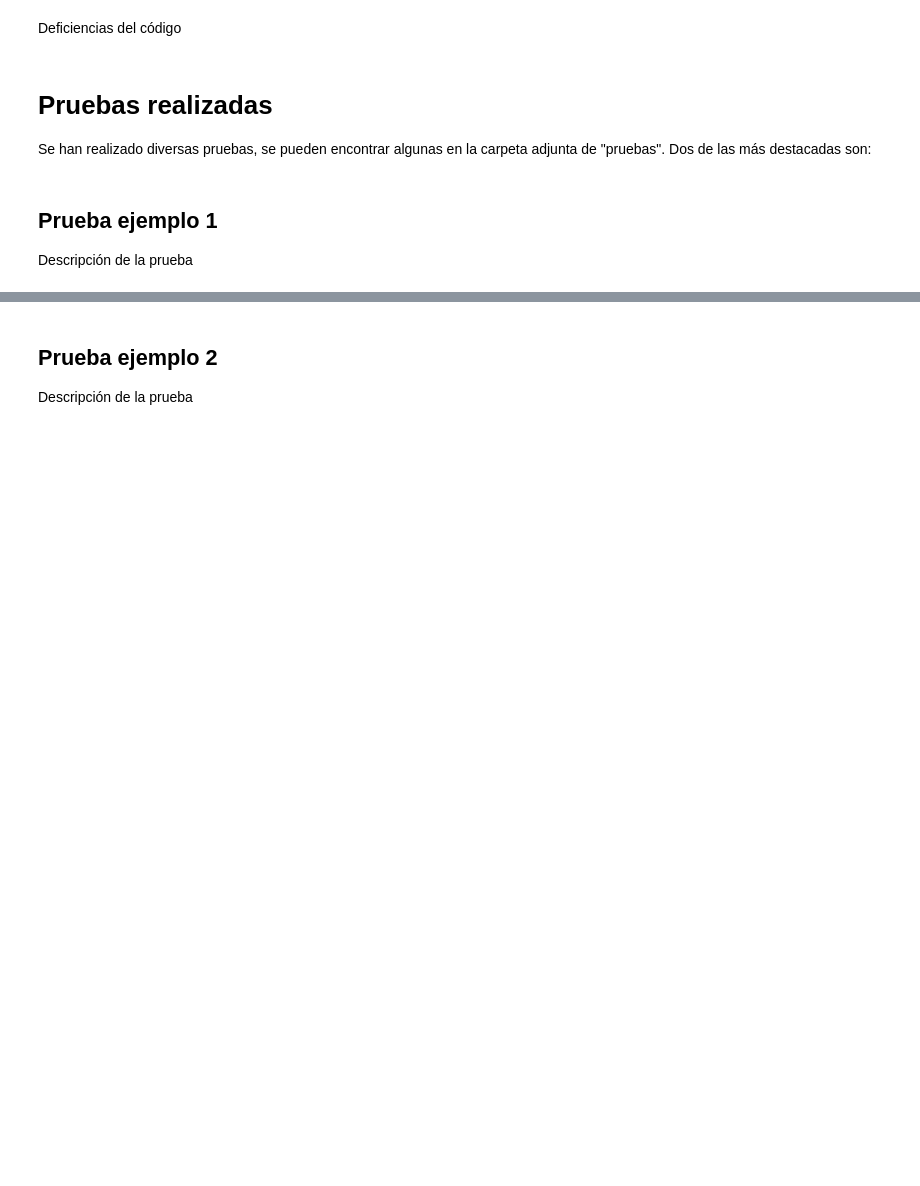
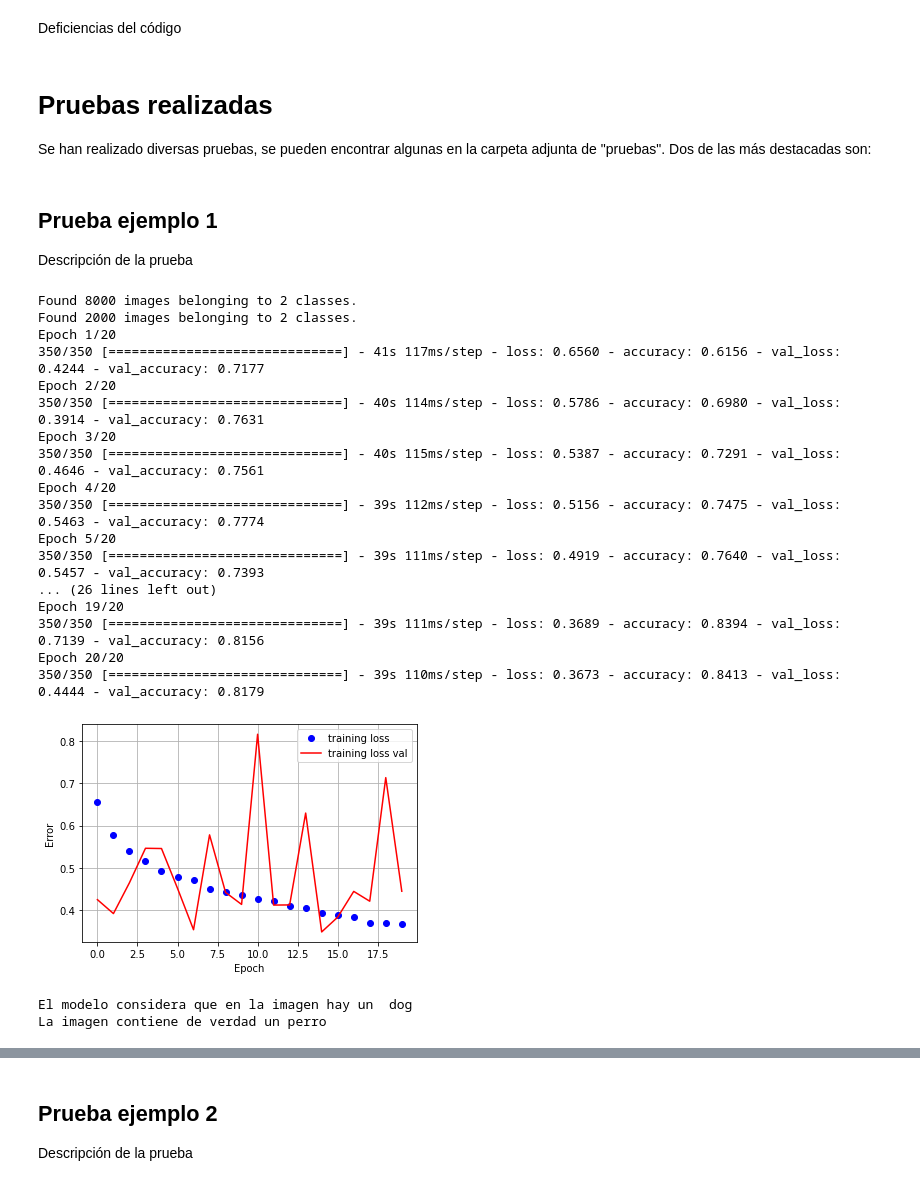
Before and after one commit to bomiquel/G03_Project2B, a Jupyter notebook: G03_Project2B.ipynb, the cells around one changed output, grey strips where cells are left out. Cells and saved outputs as stored; diff of their text form; code cells hidden in the pictures; blank space fills up the shorter version.

```diff
--- a/G03_Project2B.ipynb
+++ b/G03_Project2B.ipynb
@@ -161,6 +166,7 @@ classifier.add(Flatten())
 classifier.add(Dense(units = 128, activation = "relu"))
 #classifier.add(Dense(units = 64, activation = "relu")) #NUEVO
 classifier.add(Dense(units = 32, activation = "relu")) #NUEVO
+
 #este dropout desactiva el 25% de las conexiones entre las neuronas, lo cual mejora los resultados
 classifier.add(Dropout(0.25)) # NUEVO
 classifier.add(Dense(units = 1, activation = "sigmoid"))
@@ -179,48 +185,72 @@ train_datagen = ImageDataGenerator(
 
 test_datagen = ImageDataGenerator(rescale=1./255)
 
-training_dataset = train_datagen.flow_from_directory('dataset/training_set',
+training_dataset = train_datagen.flow_from_directory(r'C:\Users\munta\OneDrive\Escritorio\Aprendizaje Profundo\G03_Project2B\G03_Project2B\deeplearning-az-master\datasets\Part 2 - Convolutional Neural Networks (CNN)\dataset\training_set',
                                                     target_size=(64, 64),
                                                     batch_size=32,
                                                     class_mode='binary')
 
-testing_dataset = test_datagen.flow_from_directory('dataset/test_set',
+testing_dataset = test_datagen.flow_from_directory(r'C:\Users\munta\OneDrive\Escritorio\Aprendizaje Profundo\G03_Project2B\G03_Project2B\deeplearning-az-master\datasets\Part 2 - Convolutional Neural Networks (CNN)\dataset\test_set',
                                                 target_size=(64, 64),
                                                 batch_size=32,
                                                 class_mode='binary')
 
-#NUEVO #NUEVO #NUEVO #NUEVO #NUEVO #NUEVO #NUEVO #NUEVO #NUEVO #NUEVO
+#NUEVO
 # A los 15 valores de coste sin variar significativamente deja de ajustar el modelo
 earlystopper = EarlyStopping(monitor='val_loss', min_delta=0.01, patience=100, verbose=1, mode='auto')
 
 # Ajusta el modelo a más de 1000 iteraciones con el 'earlystopper' y lo asigna al historial
 history = classifier.fit_generator(training_dataset,
                         steps_per_epoch=350,
                         epochs=20,
                         validation_data=testing_dataset,
                         validation_steps=200,
                         callbacks = [earlystopper])
 
 # Plots 'history'
 history_dict=history.history
 loss_values = history_dict['loss']
 val_loss_values=history_dict['val_loss']
 plt.plot(loss_values,'bo',label='training loss')
 plt.plot(val_loss_values,'r',label='training loss val')
 plt.legend()
 plt.grid()
 plt.xlabel('Epoch')
 plt.ylabel('Error')
 plt.show()
 
 
 # Parte 3 - Cómo hacer nuevas predicciones
-test_image = image.load_img('dataset/single_prediction/cat_or_dog_1.jpg', target_size = (64, 64))
+test_image = image.load_img(r'C:\Users\munta\OneDrive\Escritorio\Aprendizaje Profundo\G03_Project2B\G03_Project2B\deeplearning-az-master\datasets\Part 2 - Convolutional Neural Networks (CNN)\dataset\single_prediction\cat_or_dog_1.jpg', target_size = (64, 64))
 test_image = image.img_to_array(test_image)
 test_image = np.expand_dims(test_image, axis = 0)
 result = classifier.predict(test_image)
 training_dataset.class_indices
 if result[0][0] == 1:
     prediction = 'dog'
 else:
     prediction = 'cat'
+
+print("El modelo considera que en la imagen hay un ", prediction)
+print("La imagen contiene de verdad un perro")
+# %% [output]
+Found 8000 images belonging to 2 classes.
+Found 2000 images belonging to 2 classes.
+Epoch 1/20
+350/350 [==============================] - 41s 117ms/step - loss: 0.6560 - accuracy: 0.6156 - val_loss: 0.4244 - val_accuracy: 0.7177
+Epoch 2/20
+350/350 [==============================] - 40s 114ms/step - loss: 0.5786 - accuracy: 0.6980 - val_loss: 0.3914 - val_accuracy: 0.7631
+Epoch 3/20
+350/350 [==============================] - 40s 115ms/step - loss: 0.5387 - accuracy: 0.7291 - val_loss: 0.4646 - val_accuracy: 0.7561
+Epoch 4/20
+350/350 [==============================] - 39s 112ms/step - loss: 0.5156 - accuracy: 0.7475 - val_loss: 0.5463 - val_accuracy: 0.7774
+Epoch 5/20
+350/350 [==============================] - 39s 111ms/step - loss: 0.4919 - accuracy: 0.7640 - val_loss: 0.5457 - val_accuracy: 0.7393
+... (26 lines left out)
+Epoch 19/20
+350/350 [==============================] - 39s 111ms/step - loss: 0.3689 - accuracy: 0.8394 - val_loss: 0.7139 - val_accuracy: 0.8156
+Epoch 20/20
+350/350 [==============================] - 39s 110ms/step - loss: 0.3673 - accuracy: 0.8413 - val_loss: 0.4444 - val_accuracy: 0.8179
+[figure, added]
+El modelo considera que en la imagen hay un  dog
+La imagen contiene de verdad un perro
```
Also changed, not shown: parts of 14 cells of this notebook.
